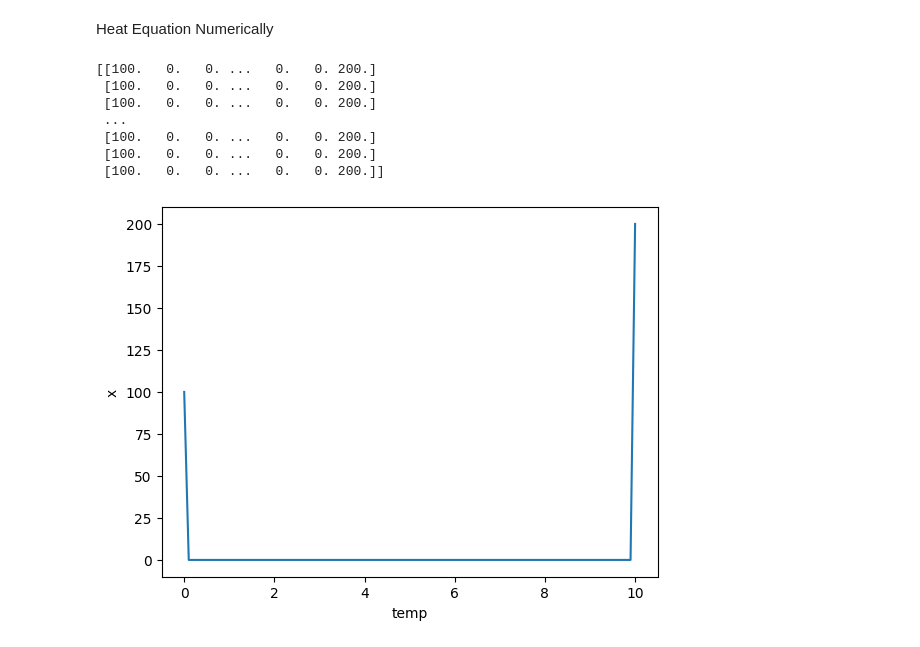
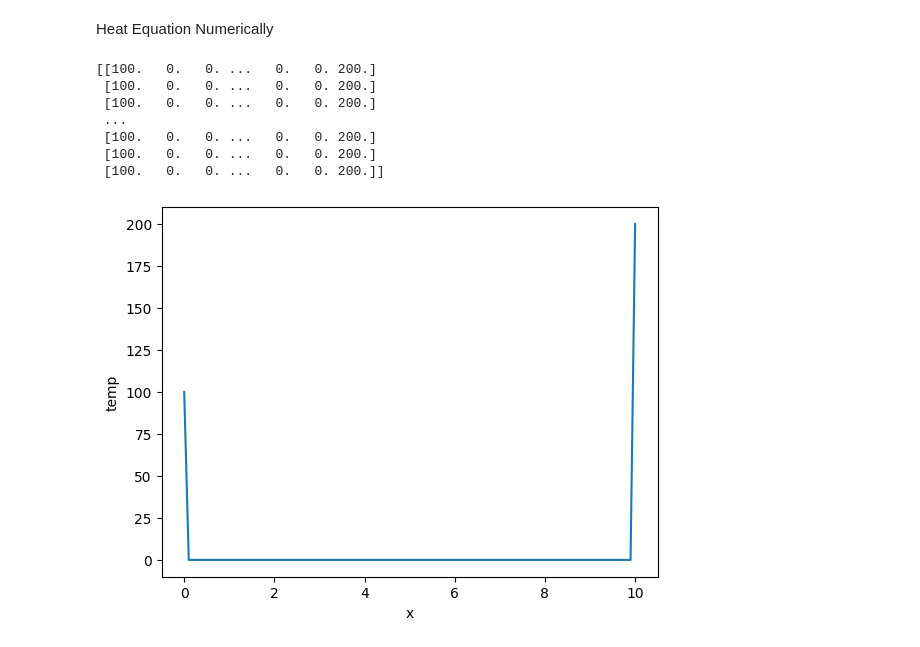
Before and after one commit to vbhavsar16/Simple_PINN, a Jupyter notebook: PINN.ipynb, the cells around one changed output. Drawn from its saved outputs; the diff is of its cells as text; code cells hidden in the pictures.

```diff
--- a/PINN.ipynb
+++ b/PINN.ipynb
@@ -69,33 +70,33 @@ k = 0.89 #aluminum
 temp_left = 100
 temp_right = 200
 total_sim_time = 10
 
 #----- discritization
 dx = 0.1
 x_vec = np.linspace(0, length, int(length/dx))
 
 dt = 0.0001
 t_vec = np.linspace(0, total_sim_time, int(total_sim_time/dt))
 
 #----- I.C.
 u = np.zeros([len(t_vec), len(x_vec)])
 
 #----- B.C.
 u[:,0] = temp_left
 u[:,-1] = temp_right
 
 print(u)
 
 plt.plot(x_vec, u[0])
-plt.xlabel('temp')
-plt.ylabel('x')
+plt.xlabel('x')
+plt.ylabel('temp')
 plt.show()
 # %% [output]
 [[100.   0.   0. ...   0.   0. 200.]
  [100.   0.   0. ...   0.   0. 200.]
  [100.   0.   0. ...   0.   0. 200.]
  ...
  [100.   0.   0. ...   0.   0. 200.]
  [100.   0.   0. ...   0.   0. 200.]
  [100.   0.   0. ...   0.   0. 200.]]
-[figure, old version]
+[figure, new version]
```
Also changed, not shown: parts of 17 cells of this notebook.
